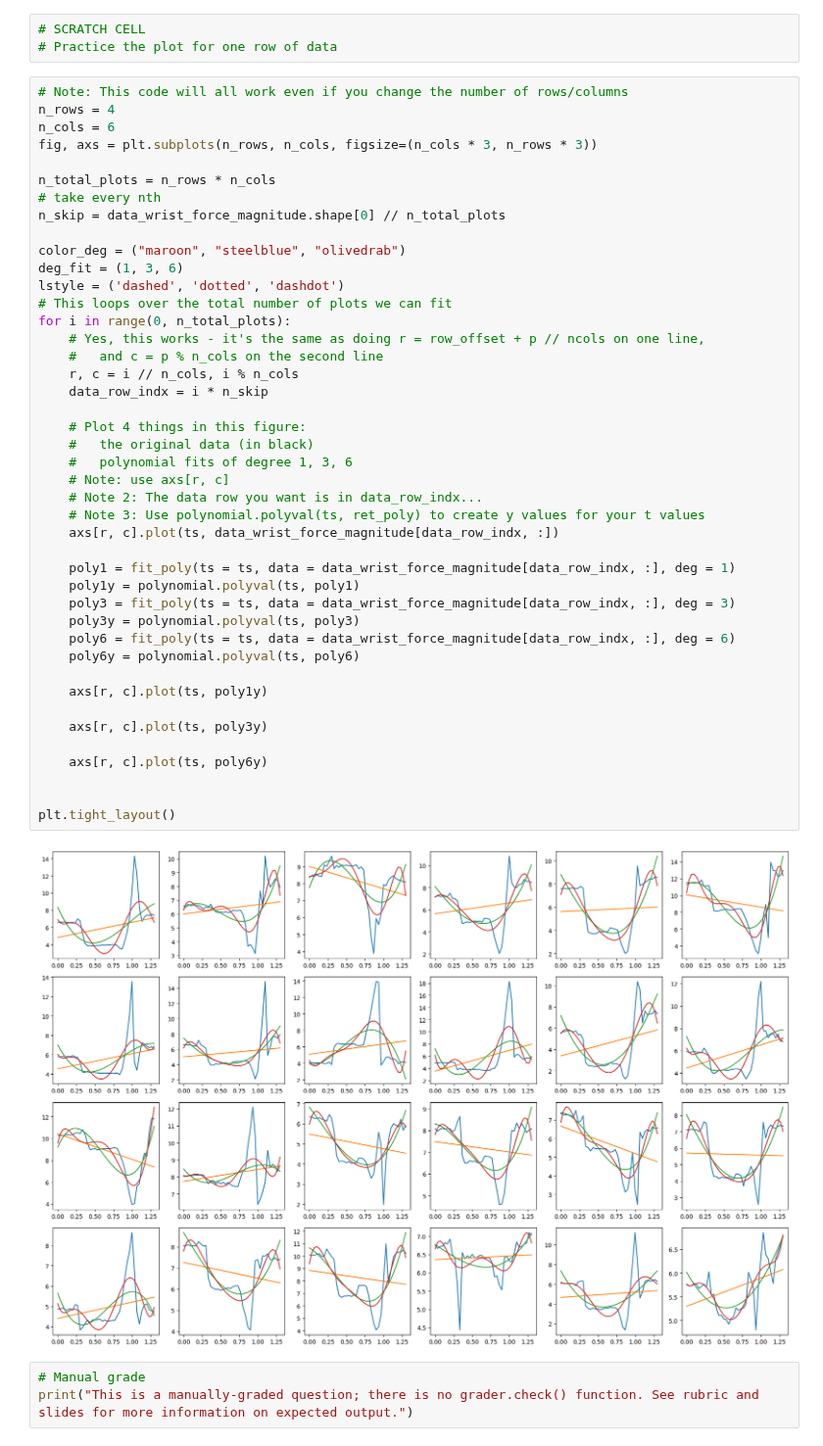
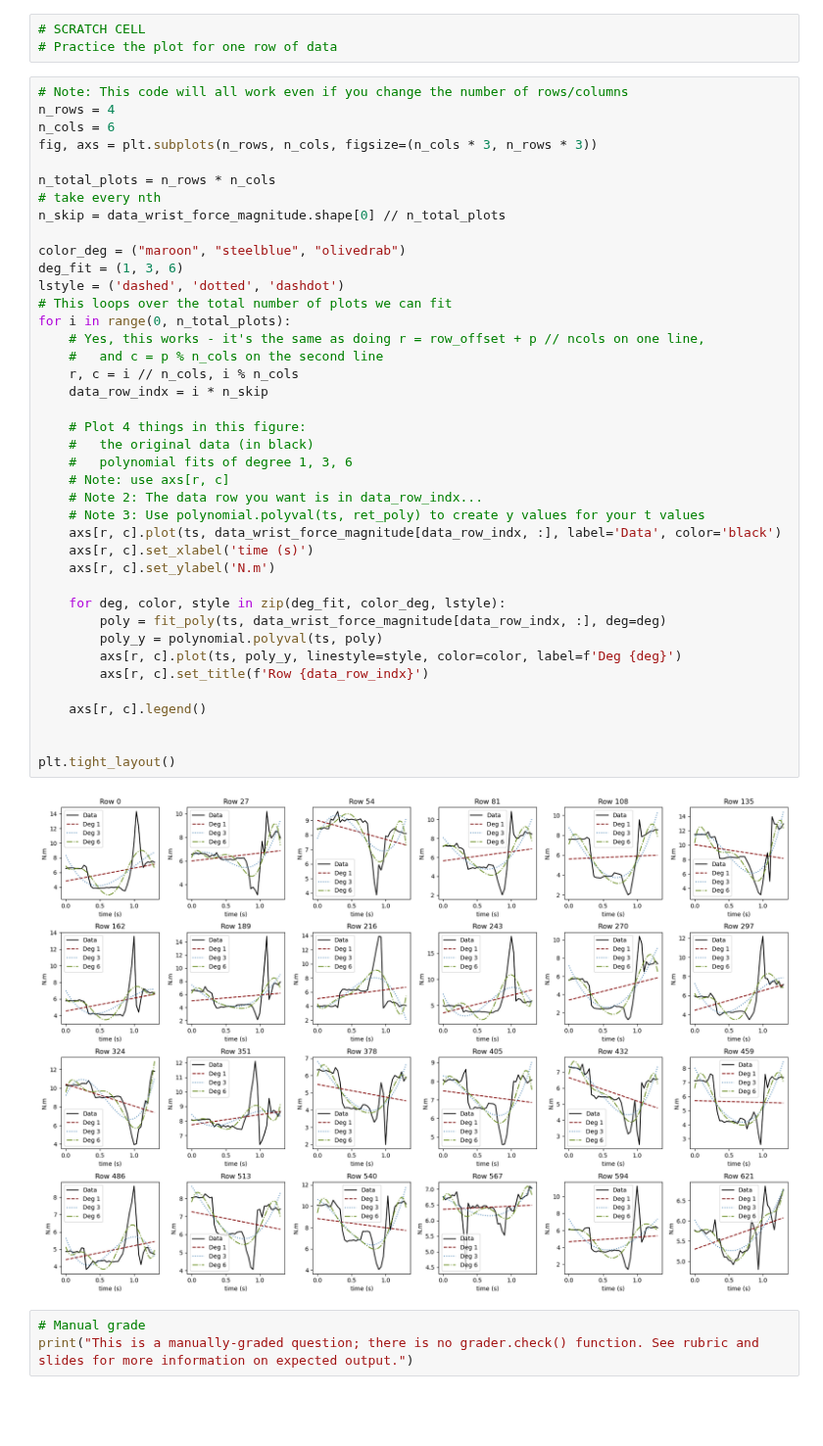
Before and after one commit to coyotepunk05/vscode, a Jupyter notebook: IntroPythonProgramming/Week_4_fitting/Lab_4_data_fitting.ipynb, the cells around one changed output. Shown at 98% size. Saved outputs shown, nothing was run; the diff lists cells and outputs as text; blank space fills up the shorter version.

```diff
--- a/IntroPythonProgramming/Week_4_fitting/Lab_4_data_fitting.ipynb
+++ b/IntroPythonProgramming/Week_4_fitting/Lab_4_data_fitting.ipynb
@@ -365,46 +365,43 @@ Loop iteration... um... has bar and 10
 n_rows = 4
 n_cols = 6
 fig, axs = plt.subplots(n_rows, n_cols, figsize=(n_cols * 3, n_rows * 3))
 
 n_total_plots = n_rows * n_cols
 # take every nth
 n_skip = data_wrist_force_magnitude.shape[0] // n_total_plots
 
 color_deg = ("maroon", "steelblue", "olivedrab")
 deg_fit = (1, 3, 6)
 lstyle = ('dashed', 'dotted', 'dashdot')
 # This loops over the total number of plots we can fit
 for i in range(0, n_total_plots):
     # Yes, this works - it's the same as doing r = row_offset + p // ncols on one line,
     #   and c = p % n_cols on the second line
     r, c = i // n_cols, i % n_cols
     data_row_indx = i * n_skip
 
     # Plot 4 things in this figure:
     #   the original data (in black)
     #   polynomial fits of degree 1, 3, 6
     # Note: use axs[r, c]
     # Note 2: The data row you want is in data_row_indx...
     # Note 3: Use polynomial.polyval(ts, ret_poly) to create y values for your t values
-    axs[r, c].plot(ts, data_wrist_force_magnitude[data_row_indx, :])
+    axs[r, c].plot(ts, data_wrist_force_magnitude[data_row_indx, :], label='Data', color='black')
+    axs[r, c].set_xlabel('time (s)')
+    axs[r, c].set_ylabel('N.m')
 
-    poly1 = fit_poly(ts = ts, data = data_wrist_force_magnitude[data_row_indx, :], deg = 1)
-    poly1y = polynomial.polyval(ts, poly1)
-    poly3 = fit_poly(ts = ts, data = data_wrist_force_magnitude[data_row_indx, :], deg = 3)
-    poly3y = polynomial.polyval(ts, poly3)
-    poly6 = fit_poly(ts = ts, data = data_wrist_force_magnitude[data_row_indx, :], deg = 6)
-    poly6y = polynomial.polyval(ts, poly6)
+    for deg, color, style in zip(deg_fit, color_deg, lstyle):
+        poly = fit_poly(ts, data_wrist_force_magnitude[data_row_indx, :], deg=deg)
+        poly_y = polynomial.polyval(ts, poly)
+        axs[r, c].plot(ts, poly_y, linestyle=style, color=color, label=f'Deg {deg}')
+        axs[r, c].set_title(f'Row {data_row_indx}')
 
-    axs[r, c].plot(ts, poly1y)
-
-    axs[r, c].plot(ts, poly3y)
-
-    axs[r, c].plot(ts, poly6y)
+    axs[r, c].legend()
 
 
 plt.tight_layout()
 # %% [output]
-[figure, old version]
+[figure, new version]
 # %%
 # Manual grade
 print("This is a manually-graded question; there is no grader.check() function. See rubric and slides for more information on expected output.")
```
Also changed, not shown: parts of 2 cells of this notebook, 1 other file.
